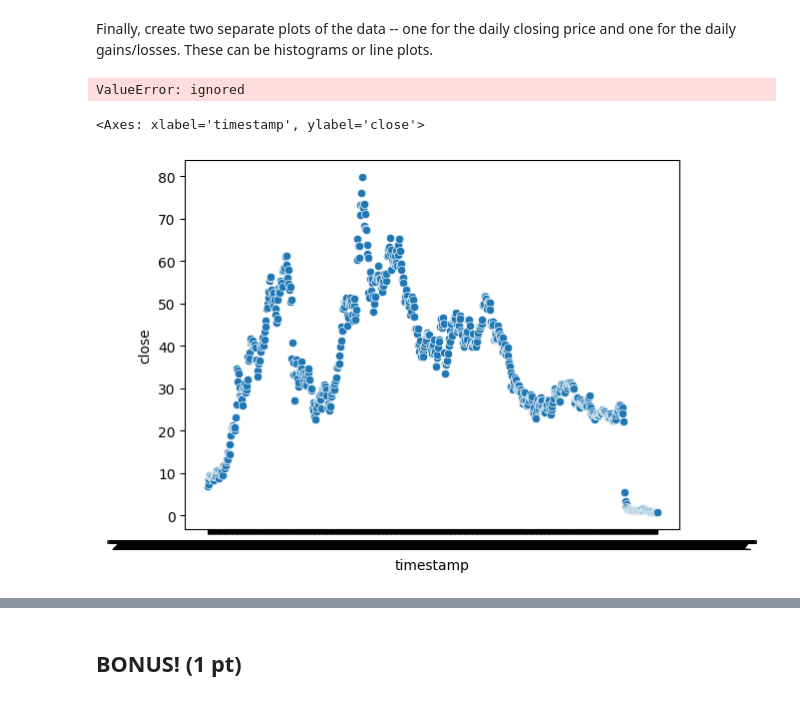
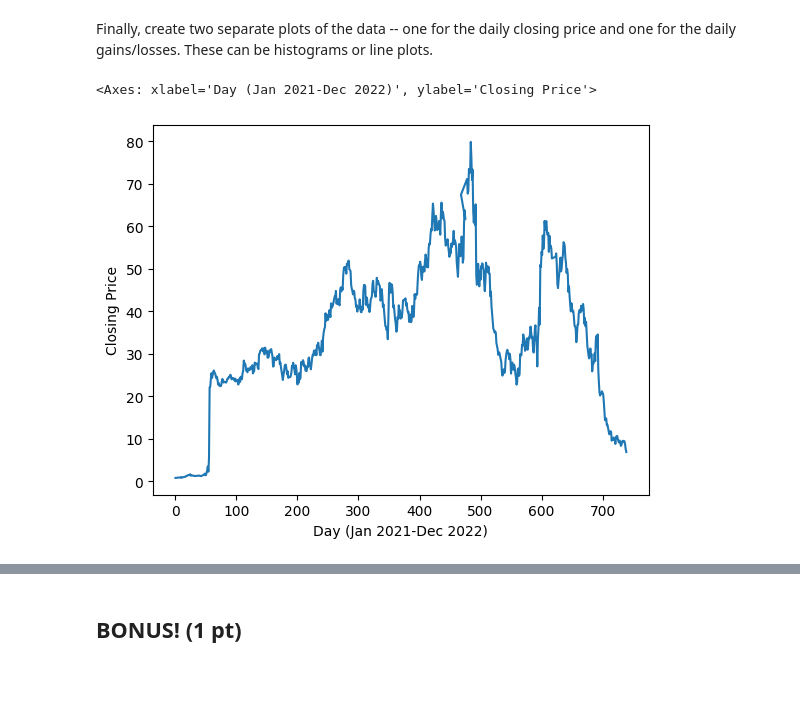
Before and after one commit to qfx4yk/ds1002-qfx4yk, a Jupyter notebook: labs/lab1/lab1-ftx-stock-pricing.ipynb, the cells around one changed output, grey strips where cells are left out. Cells and saved outputs as stored; diff of their text form; code cells hidden in the pictures.

```diff
--- a/labs/lab1/lab1-ftx-stock-pricing.ipynb
+++ b/labs/lab1/lab1-ftx-stock-pricing.ipynb
@@ -233,18 +244,8 @@ ftx_new_abs_value_rate_of_change_sorted[['timestamp','rate_of_change']].head(5)
 ## 8. Plot the Data (2 pts)
 # %% [markdown]
 Finally, create two separate plots of the data -- one for the daily closing price and one for the daily gains/losses. These can be histograms or line plots.
-# %%
-x  = ftx_new[['timestamp','close']]
-y1 = ftx_new[['close']]
-
-sns.regplot(x)
-plt.show()
-# %% [output]
-ValueError: ignored
-# %%
-daily_closing_price = ftx_new[['timestamp', 'close']]
-#daily_closing_price.head(5)
-sns.scatterplot(x='timestamp', y='close', data=daily_closing_price)
-# %% [output]
-<Axes: xlabel='timestamp', ylabel='close'>
-[figure, removed]
+# %%
+ftx_new['close'].plot(xlabel='Day (Jan 2021-Dec 2022)', ylabel='Closing Price')
+# %% [output]
+<Axes: xlabel='Day (Jan 2021-Dec 2022)', ylabel='Closing Price'>
+[figure, added]
```
Also changed, not shown: parts of 11 cells of this notebook.
